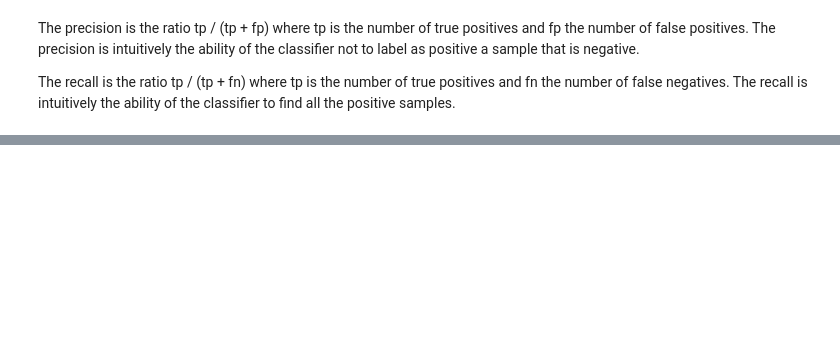
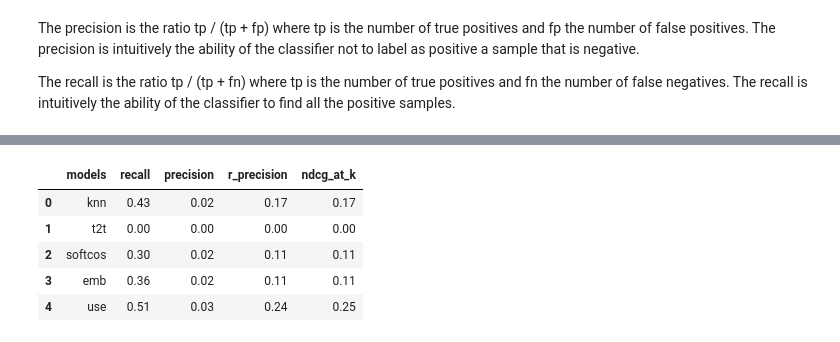
Before and after one commit to phoebewong/AC297r_2019_Associated_Press, a Jupyter notebook: notebooks/evaluation.ipynb, the cells around one changed output, grey strips where cells are left out. Saved outputs shown, nothing was run; the diff lists cells and outputs as text; code cells hidden in the pictures; blank space fills up the shorter version.

```diff
--- a/notebooks/evaluation.ipynb
+++ b/notebooks/evaluation.ipynb
@@ -177,0 +303,9 @@ def ndcg_at_k(y_true, y_pred, k=len(y_true), method=0):
+# %%
+np.round(score_all_df, 2)
+# %% [output]
+|  | models | recall | precision | r_precision | ndcg_at_k |
+| 0 | knn | 0.43 | 0.02 | 0.17 | 0.17 |
+| 1 | t2t | 0.00 | 0.00 | 0.00 | 0.00 |
+| 2 | softcos | 0.30 | 0.02 | 0.11 | 0.11 |
+| 3 | emb | 0.36 | 0.02 | 0.11 | 0.11 |
+| 4 | use | 0.51 | 0.03 | 0.24 | 0.25 |
```
Also changed, not shown: parts of 38 cells of this notebook.
